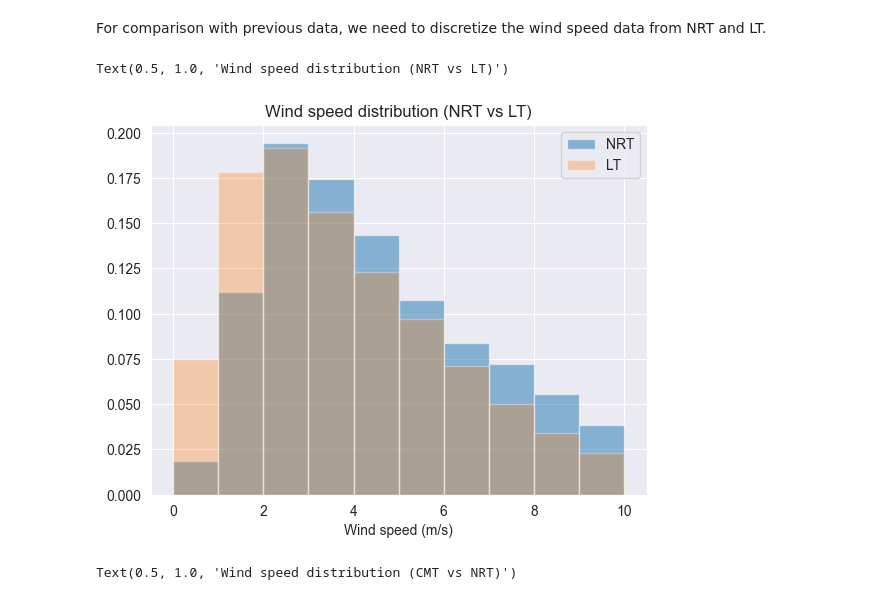
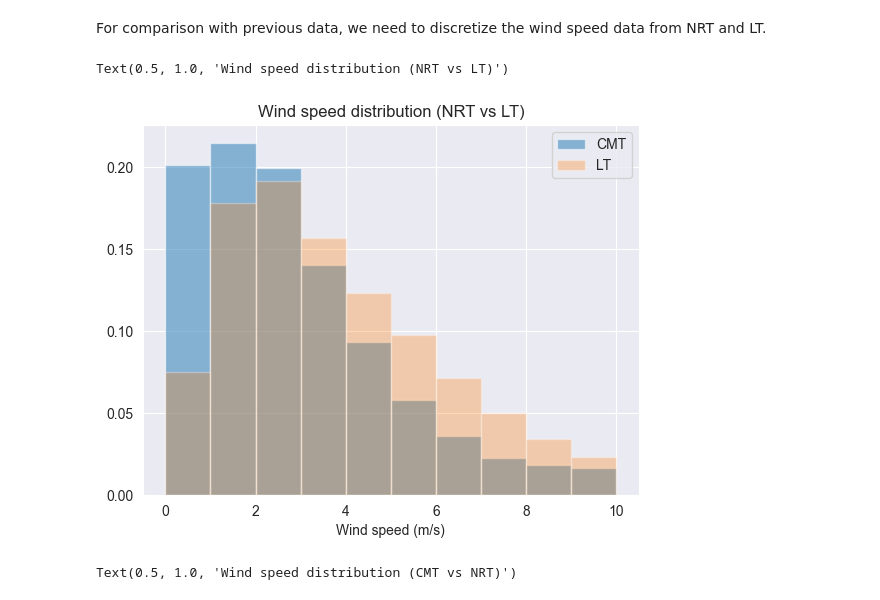
Before and after one commit to ferazuza/aspred, a Jupyter notebook: notebooks/winds.ipynb, the cells around one changed output. Saved outputs shown, nothing was run; the diff lists cells and outputs as text; code cells hidden in the pictures.

```diff
--- a/notebooks/winds.ipynb
+++ b/notebooks/winds.ipynb
@@ -315,15 +315,15 @@ df_cmt
 # %% [markdown]
 For comparison with previous data, we need to discretize the wind speed data from NRT and LT.
 # %%
-# df_cmt["wind_speed"].hist(bins=[0,1,2,3,4,5,6,7,8,9,10], alpha=0.5, density=True)
-df_nrt["wind_speed"].hist(bins=[0,1,2,3,4,5,6,7,8,9,10], alpha=0.5, density=True)
+df_cmt["wind_speed"].hist(bins=[0,1,2,3,4,5,6,7,8,9,10], alpha=0.5, density=True)
+# df_nrt["wind_speed"].hist(bins=[0,1,2,3,4,5,6,7,8,9,10], alpha=0.5, density=True)
 df_lt["wind_speed"].hist(bins=[0,1,2,3,4,5,6,7,8,9,10], alpha=0.3, density=True)
 plt.xlabel(xlabel="Wind speed (m/s)")
-plt.legend(["NRT", "LT"])
+plt.legend(["CMT", "LT"])
 plt.title("Wind speed distribution (NRT vs LT)")
 # %% [output]
 Text(0.5, 1.0, 'Wind speed distribution (NRT vs LT)')
-[figure, old version]
+[figure, new version]
 # %%
 df_cmt["wind_speed"].hist(bins=[0,1,2,3,4,5,6,7,8,9,10], alpha=0.5, density=True)
 df_nrt["wind_speed"].hist(bins=[0,1,2,3,4,5,6,7,8,9,10], alpha=0.5, density=True)
```
Also changed, not shown: parts of 9 cells of this notebook.
